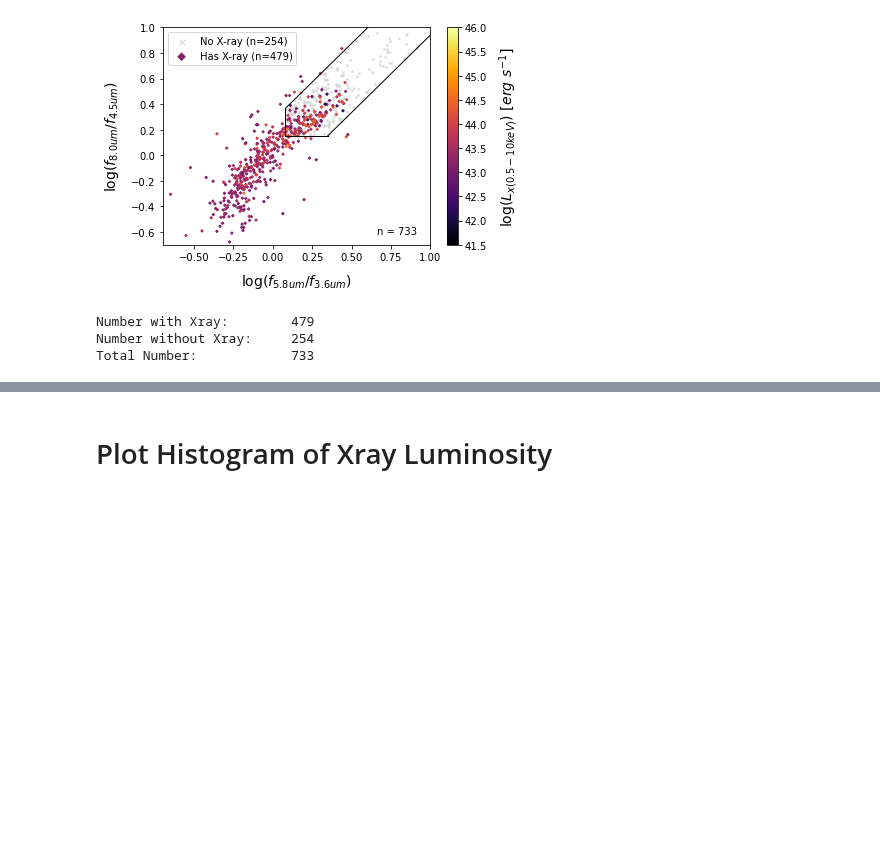
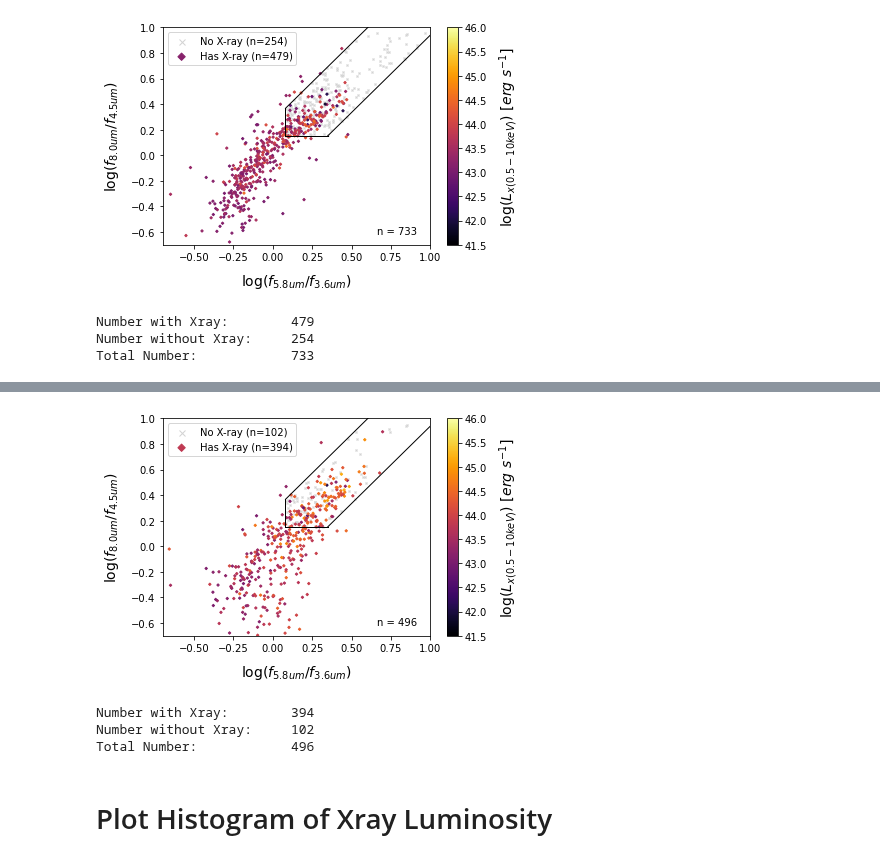
Before and after one commit to parallax-xallaraq/IfA-REU-Project, a Jupyter notebook: Code/COSMOS_IR_Xray_compare.ipynb, the cells around one changed output, grey strips where cells are left out. Cells and saved outputs as stored; diff of their text form; code cells hidden in the pictures; blank space fills up the shorter version.

```diff
--- a/Code/COSMOS_IR_Xray_compare.ipynb
+++ b/Code/COSMOS_IR_Xray_compare.ipynb
@@ -542,3 +598,17 @@ Total Number:            733
+# %%
+myP.PlotDonleyXray(
+        x_nX_24um_z01, y_nX_24um_z01,     # no X-ray detections
+        x_yX_24um_z01, y_yX_24um_z01,     # yes X-ray detections
+        Lx_IXmasked_24um_z01,         # X-ray luminosity (colorbar)
+        path=path_fig,            # save
+        fileName='COSMOS_IR-Xray_XrayColorBar_24um_z01',   # save
+        printInfo=True           # output text
+    )
+# %% [output]
+[figure, added]
+Number with Xray:        394
+Number without Xray:     102
+Total Number:            496
 # %% [markdown]
 # Plot Histogram of Xray Luminosity
 # %%
```
Also changed, not shown: parts of 6 cells of this notebook, 6 other files.
